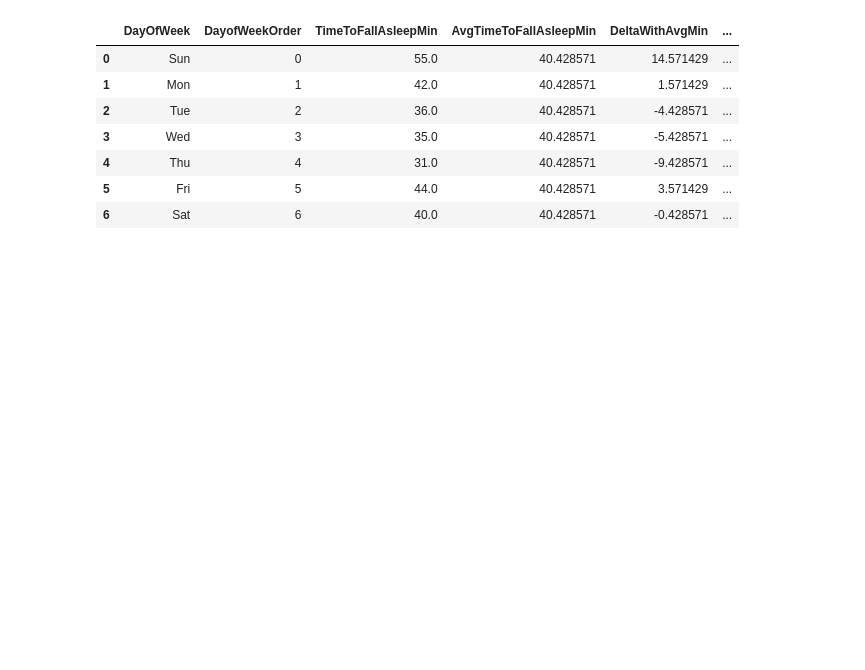
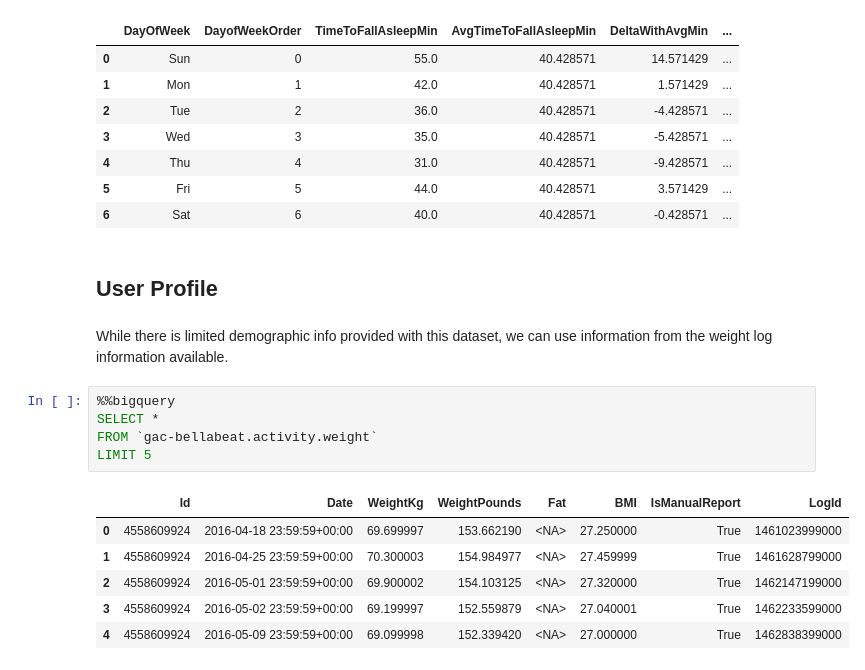
Before and after one commit to phlln/bellabeat-analysis, a Jupyter notebook: bellabeat_bigquery_playground.ipynb, the cells around one changed output. Saved outputs shown, nothing was run; the diff lists cells and outputs as text; blank space fills up the shorter version.

```diff
--- a/bellabeat_bigquery_playground.ipynb
+++ b/bellabeat_bigquery_playground.ipynb
@@ -1349,3 +1349,19 @@ ORDER BY 2;
 | 4 | Thu | 4 | 31.0 | 40.428571 | -9.428571 | ... |
 | 5 | Fri | 5 | 44.0 | 40.428571 | 3.571429 | ... |
 | 6 | Sat | 6 | 40.0 | 40.428571 | -0.428571 | ... |
+# %% [markdown]
+## **User Profile**
+# %% [markdown]
+While there is limited demographic info provided with this dataset, we can use information from the weight log information available.
+# %%
+%%bigquery
+SELECT *
+FROM `gac-bellabeat.activity.weight`
+LIMIT 5
+# %% [output]
+|  | Id | Date | WeightKg | WeightPounds | Fat | BMI | IsManualReport | LogId |
+| 0 | 4558609924 | 2016-04-18 23:59:59+00:00 | 69.699997 | 153.662190 | <NA> | 27.250000 | True | 1461023999000 |
+| 1 | 4558609924 | 2016-04-25 23:59:59+00:00 | 70.300003 | 154.984977 | <NA> | 27.459999 | True | 1461628799000 |
+| 2 | 4558609924 | 2016-05-01 23:59:59+00:00 | 69.900002 | 154.103125 | <NA> | 27.320000 | True | 1462147199000 |
+| 3 | 4558609924 | 2016-05-02 23:59:59+00:00 | 69.199997 | 152.559879 | <NA> | 27.040001 | True | 1462233599000 |
+| 4 | 4558609924 | 2016-05-09 23:59:59+00:00 | 69.099998 | 152.339420 | <NA> | 27.000000 | True | 1462838399000 |
```
Also changed, not shown: parts of 2 cells of this notebook.
